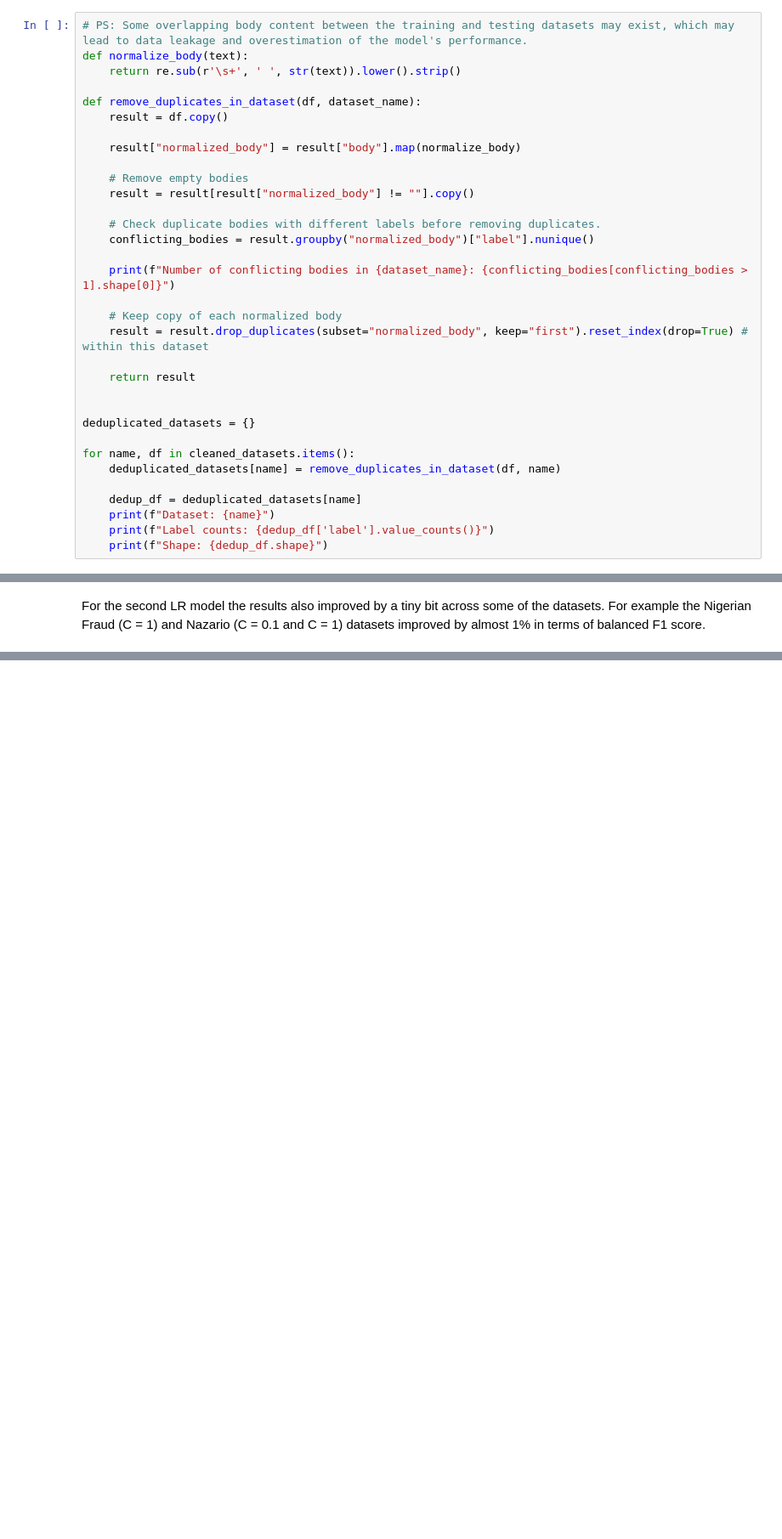
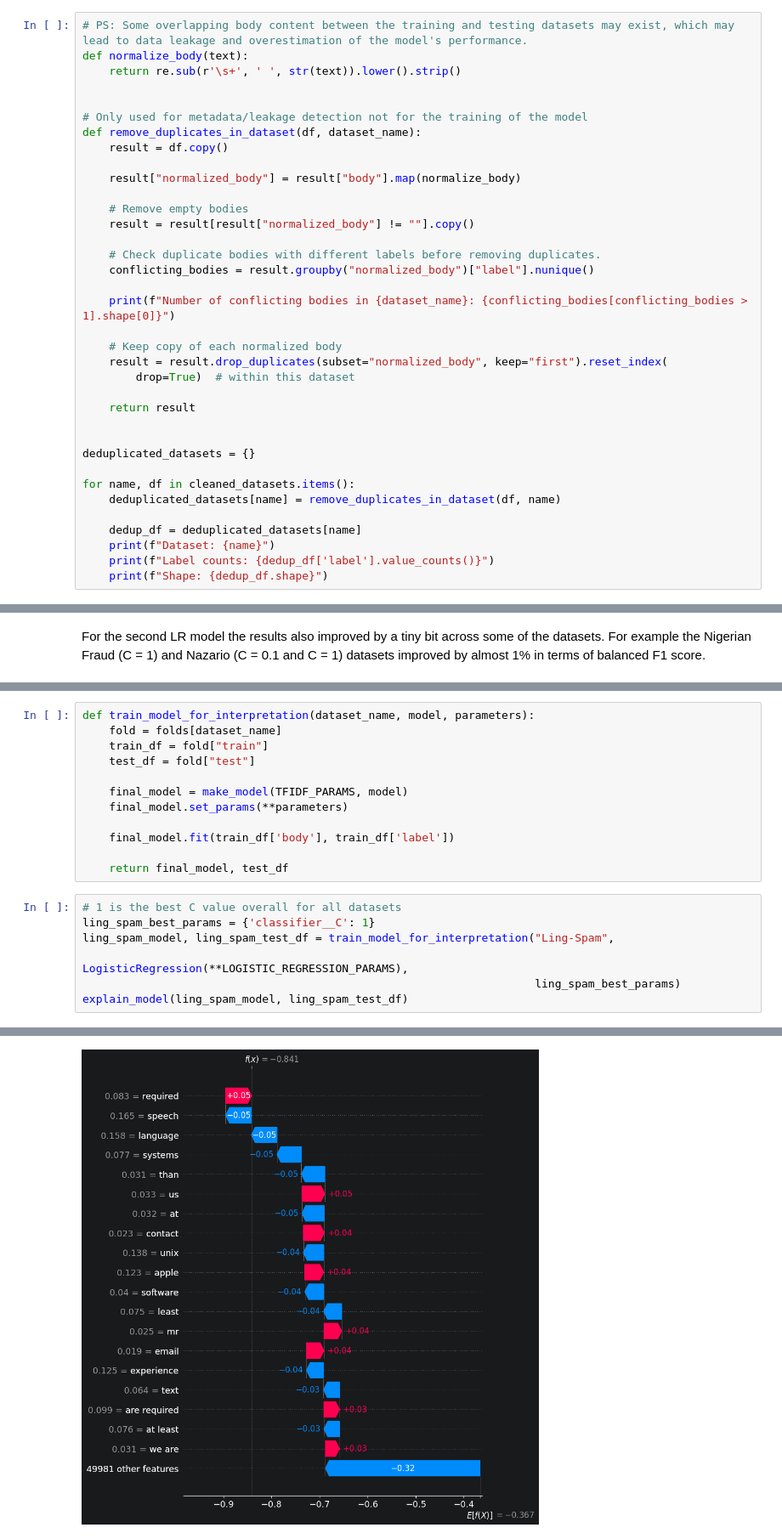
Before and after one commit to emilkle/IMT4210_ML_project, a Jupyter notebook: forensic_project.ipynb, the cells around one changed output, grey strips where cells are left out. Shown at 85% size. Saved outputs shown, nothing was run; the diff lists cells and outputs as text; blank space fills up the shorter version.

Commit message:
Implemented SHAP analysis for XGB and LR models.

```diff
--- a/forensic_project.ipynb
+++ b/forensic_project.ipynb
@@ -148,6 +151,8 @@ None
 def normalize_body(text):
     return re.sub(r'\s+', ' ', str(text)).lower().strip()
 
+
+# Only used for metadata/leakage detection not for the training of the model
 def remove_duplicates_in_dataset(df, dataset_name):
     result = df.copy()
 
@@ -162,7 +167,8 @@ def remove_duplicates_in_dataset(df, dataset_name):
     print(f"Number of conflicting bodies in {dataset_name}: {conflicting_bodies[conflicting_bodies > 1].shape[0]}")
 
     # Keep copy of each normalized body
-    result = result.drop_duplicates(subset="normalized_body", keep="first").reset_index(drop=True) # within this dataset
+    result = result.drop_duplicates(subset="normalized_body", keep="first").reset_index(
+        drop=True)  # within this dataset
 
     return result
 
@@ -930,0 +981,20 @@ For the second LR model the results also improved by a tiny bit across some of t
+# %%
+def train_model_for_interpretation(dataset_name, model, parameters):
+    fold = folds[dataset_name]
+    train_df = fold["train"]
+    test_df = fold["test"]
+
+    final_model = make_model(TFIDF_PARAMS, model)
+    final_model.set_params(**parameters)
+
+    final_model.fit(train_df['body'], train_df['label'])
+
+    return final_model, test_df
+# %%
+# 1 is the best C value overall for all datasets
+ling_spam_best_params = {'classifier__C': 1}
+ling_spam_model, ling_spam_test_df = train_model_for_interpretation("Ling-Spam",
+                                                                    LogisticRegression(**LOGISTIC_REGRESSION_PARAMS),
+                                                                    ling_spam_best_params)
+explain_model(ling_spam_model, ling_spam_test_df)
+# %% [output]
@@ -930,0 +1002 @@ For the second LR model the results also improved by a tiny bit across some of t
+[figure, added]
```
Also changed, not shown: parts of 21 cells of this notebook.
